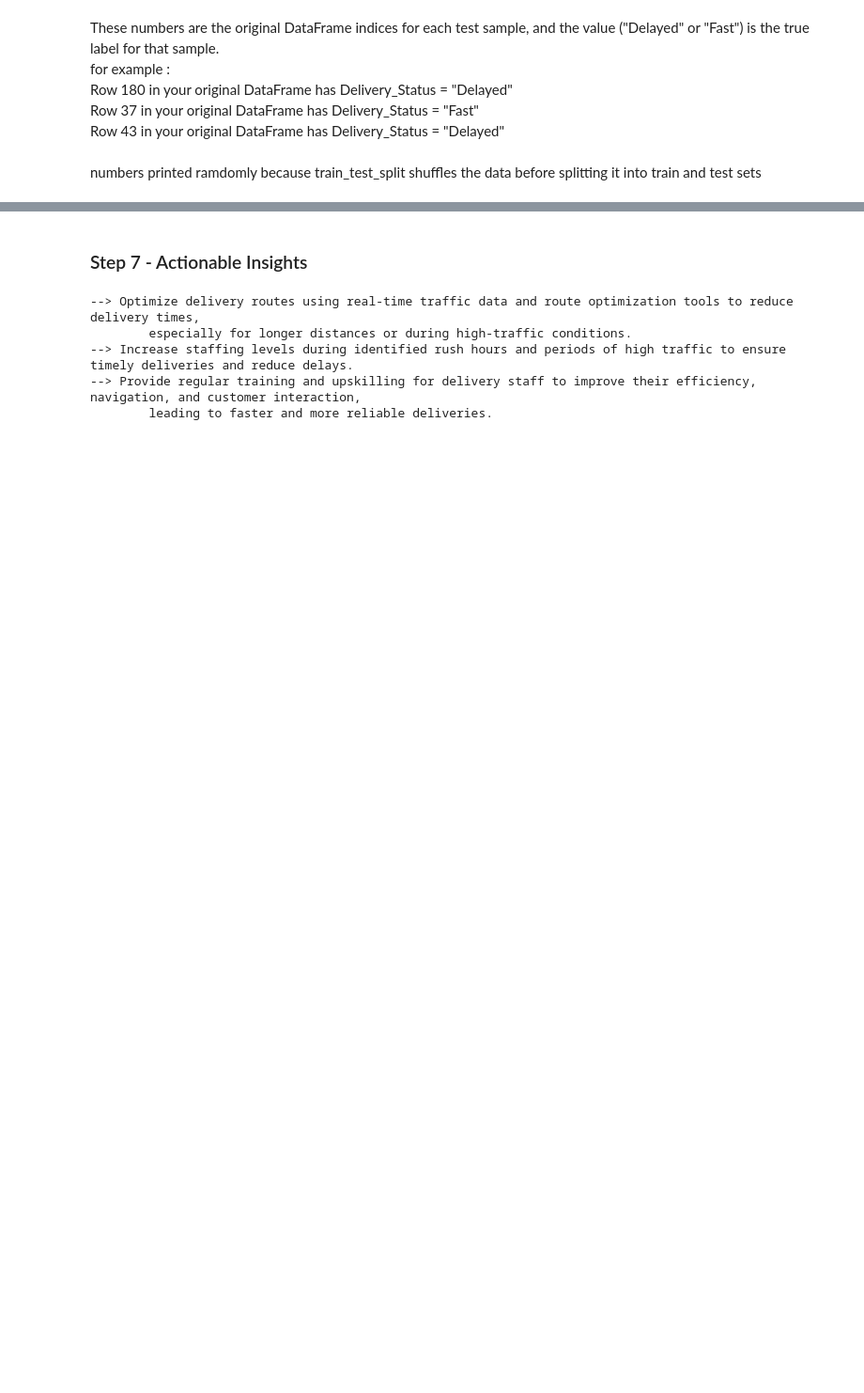
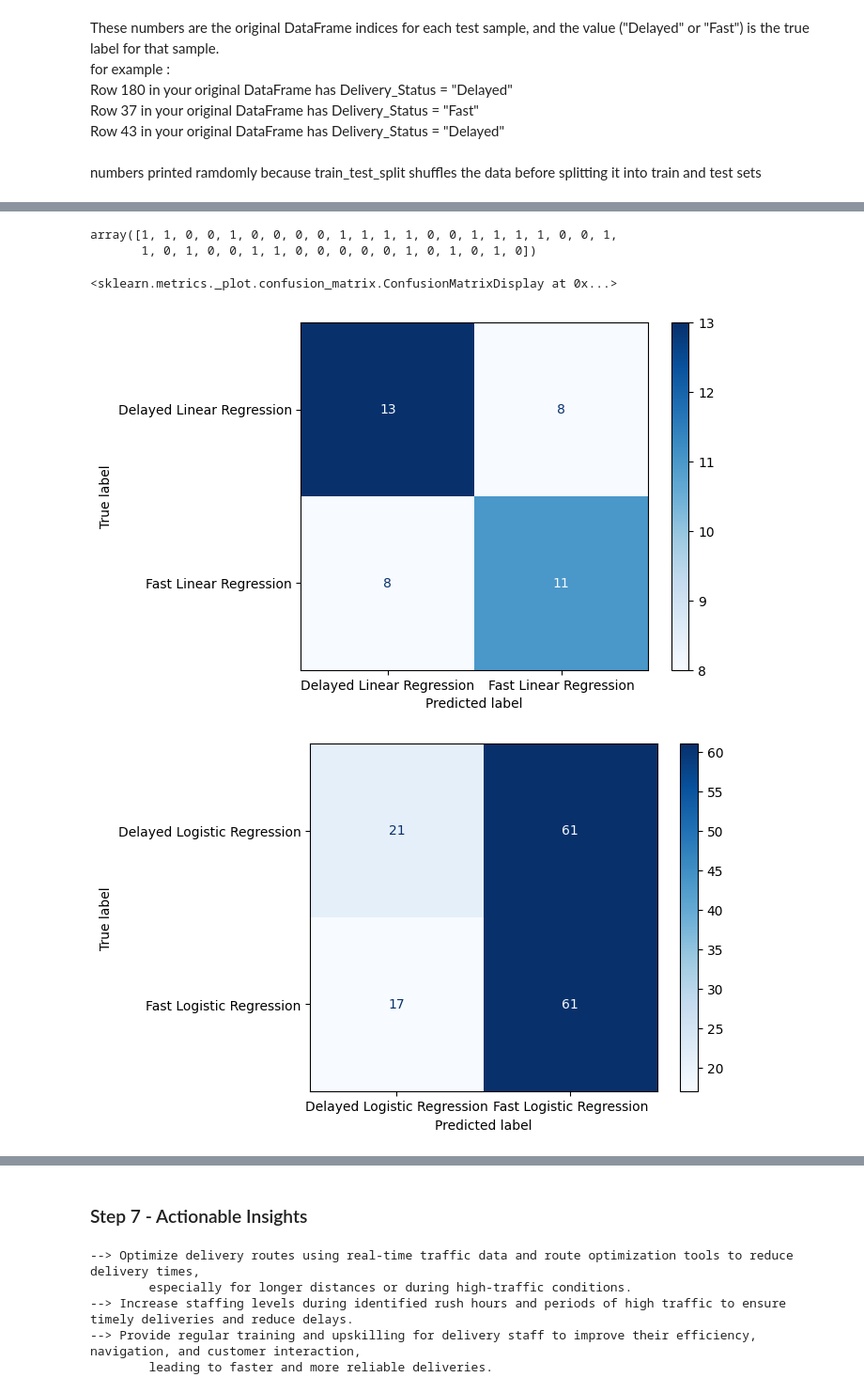
Before and after one commit to princypandya/Food-Delivery-Time-Prediction, a Jupyter notebook: Assignment1.ipynb, the cells around one changed output, grey strips where cells are left out. Shown at 94% size. Saved outputs shown, nothing was run; the diff lists cells and outputs as text; code cells hidden in the pictures; blank space fills up the shorter version.

```diff
--- a/Assignment1.ipynb
+++ b/Assignment1.ipynb
@@ -800,0 +801,6 @@ numbers printed ramdomly because train_test_split shuffles the data before split
+# %%
+x_train, x_test, y_train, y_test = train_test_split(x, y, test_size=0.2, random_state=42)
+# %%
+model1.fit(x_train, y_train)
+y_pred = model1.predict(x_test)
+y_pred
@@ -800,0 +816,17 @@ numbers printed ramdomly because train_test_split shuffles the data before split
+# %%
+y_pred_class = y_pred.round().astype(int).clip(0,2)
+y_pred_class
+# %% [output]
+array([1, 1, 0, 0, 1, 0, 0, 0, 0, 1, 1, 1, 1, 0, 0, 1, 1, 1, 1, 0, 0, 1,
+       1, 0, 1, 0, 0, 1, 1, 0, 0, 0, 0, 0, 1, 0, 1, 0, 1, 0])
+# %%
+# Confusion Matrices
+cm_lin = confusion_matrix(y_test, y_pred_class)
+ConfusionMatrixDisplay(confusion_matrix=cm_lin, display_labels=['Delayed Linear Regression', 'Fast Linear Regression']).plot(cmap='Blues')
+
+cm_log = confusion_matrix(y2_test, y2_pred, labels=['Delayed', 'Fast'])
+ConfusionMatrixDisplay(confusion_matrix=cm_log, display_labels=['Delayed Logistic Regression', 'Fast Logistic Regression']).plot(cmap='Blues')
+# %% [output]
+<sklearn.metrics._plot.confusion_matrix.ConfusionMatrixDisplay at 0x...>
+[figure, added]
+[figure, added]
```
Also changed, not shown: parts of 12 cells of this notebook.
